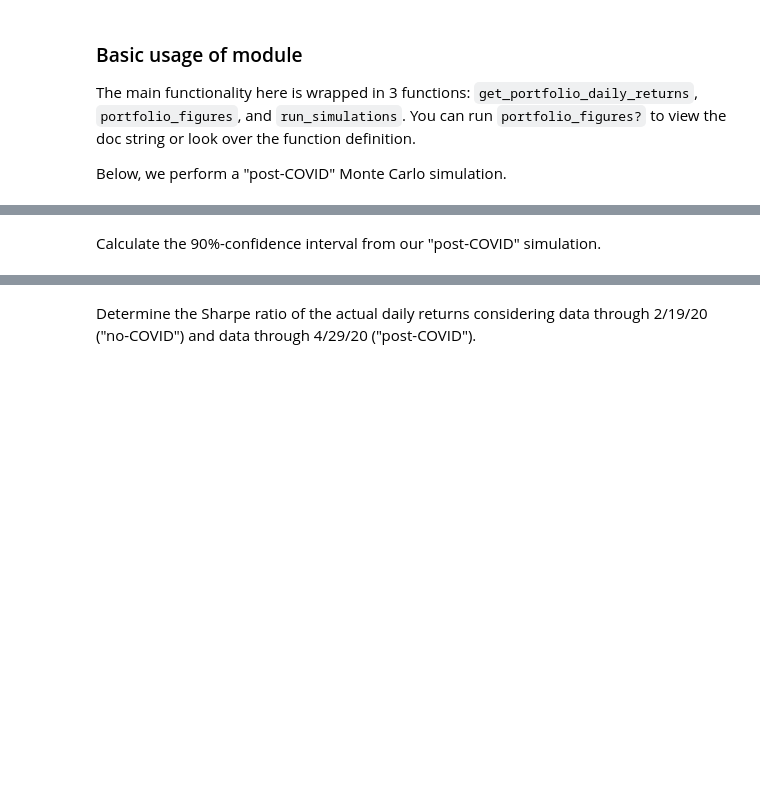
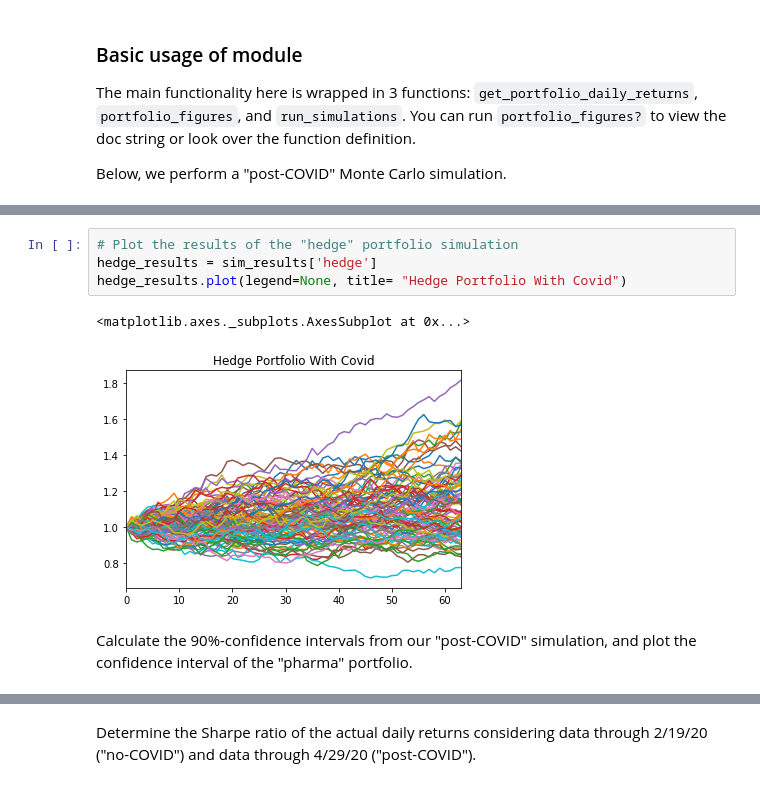
Before and after one commit to VandyFinTech2020/Coming-Back-from-COVID-19-A-Short-Term-Portfolio-Plan, a Jupyter notebook: Project01-Portfolio-Analysis.ipynb, the cells around one changed output, grey strips where cells are left out. Saved outputs shown, nothing was run; the diff lists cells and outputs as text; blank space fills up the shorter version.

Commit message:
Add charts and explanation to analysis notebook.

```diff
--- a/Project01-Portfolio-Analysis.ipynb
+++ b/Project01-Portfolio-Analysis.ipynb
@@ -124,4 +141,11 @@ for pf in portfolios:
+# %%
+# Plot the results of the "hedge" portfolio simulation
+hedge_results = sim_results['hedge']
+hedge_results.plot(legend=None, title= "Hedge Portfolio With Covid")
+# %% [output]
+<matplotlib.axes._subplots.AxesSubplot at 0x...>
+[figure, added]
 # %% [markdown]
-Calculate the 90%-confidence interval from our "post-COVID" simulation.
+Calculate the 90%-confidence intervals from our "post-COVID" simulation, and plot the confidence interval of the "pharma" portfolio.
 # %%
 cumulative_returns = [sim_results[pf].iloc[-1] for pf in portfolios]
```
Also changed, not shown: parts of 5 cells of this notebook.
